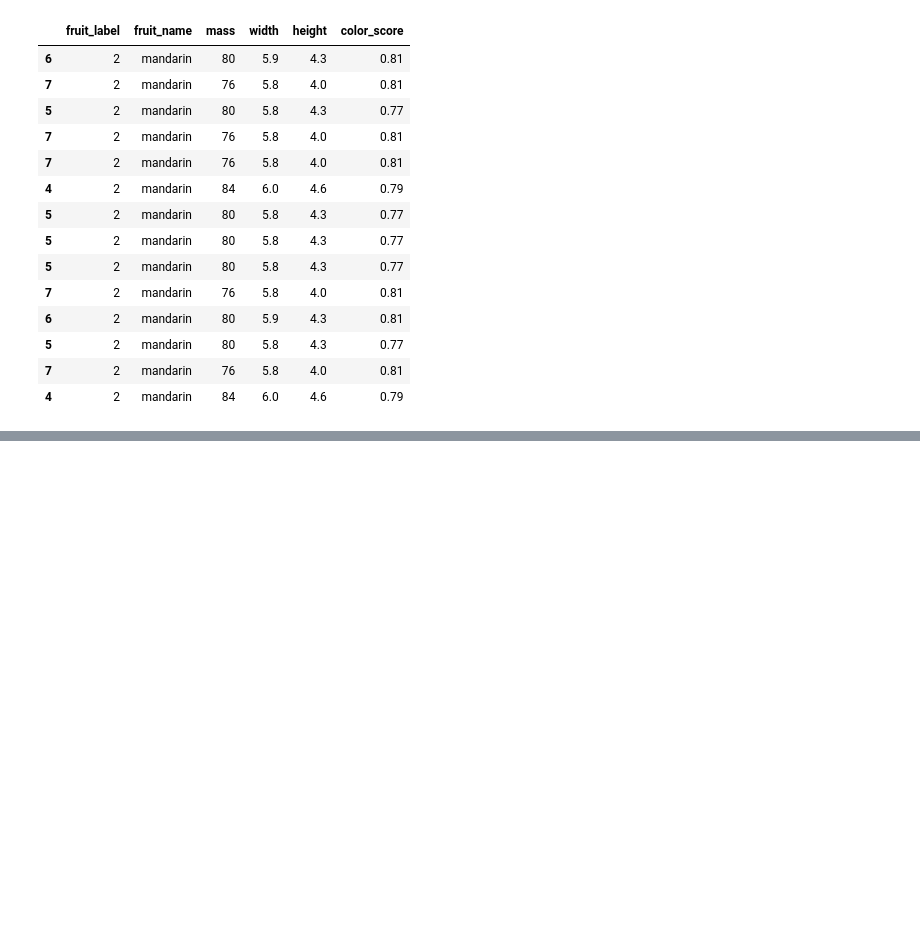
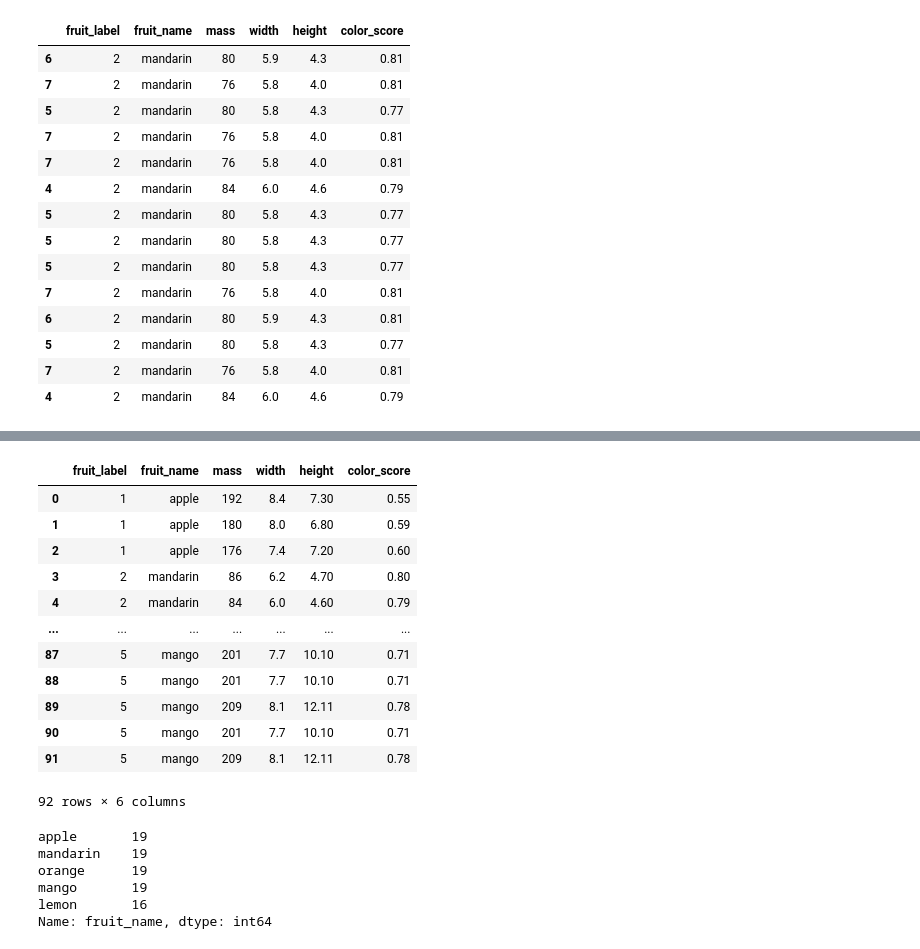
Before and after one commit to RochaErik/X-Overfitting-underfitting, a Jupyter notebook: Overfitting_underfitting.ipynb, the cells around one changed output, grey strips where cells are left out. Drawn from its saved outputs; the diff is of its cells as text; code cells hidden in the pictures; blank space fills up the shorter version.

```diff
--- a/Overfitting_underfitting.ipynb
+++ b/Overfitting_underfitting.ipynb
@@ -216,0 +288,26 @@ data_upsampled_mandarin.tail(20)
+# %%
+data_upsampled = data_upsampled.reset_index(drop=True)
+data_upsampled
+# %% [output]
+|  | fruit_label | fruit_name | mass | width | height | color_score |
+| 0 | 1 | apple | 192 | 8.4 | 7.30 | 0.55 |
+| 1 | 1 | apple | 180 | 8.0 | 6.80 | 0.59 |
+| 2 | 1 | apple | 176 | 7.4 | 7.20 | 0.60 |
+| 3 | 2 | mandarin | 86 | 6.2 | 4.70 | 0.80 |
+| 4 | 2 | mandarin | 84 | 6.0 | 4.60 | 0.79 |
+| ... | ... | ... | ... | ... | ... | ... |
+| 87 | 5 | mango | 201 | 7.7 | 10.10 | 0.71 |
+| 88 | 5 | mango | 201 | 7.7 | 10.10 | 0.71 |
+| 89 | 5 | mango | 209 | 8.1 | 12.11 | 0.78 |
+| 90 | 5 | mango | 201 | 7.7 | 10.10 | 0.71 |
+| 91 | 5 | mango | 209 | 8.1 | 12.11 | 0.78 |
+92 rows × 6 columns
+# %%
+data_upsampled.fruit_name.value_counts()
+# %% [output]
+apple       19
+mandarin    19
+orange      19
+mango       19
+lemon       16
+Name: fruit_name, dtype: int64
```
Also changed, not shown: parts of 7 cells of this notebook.
